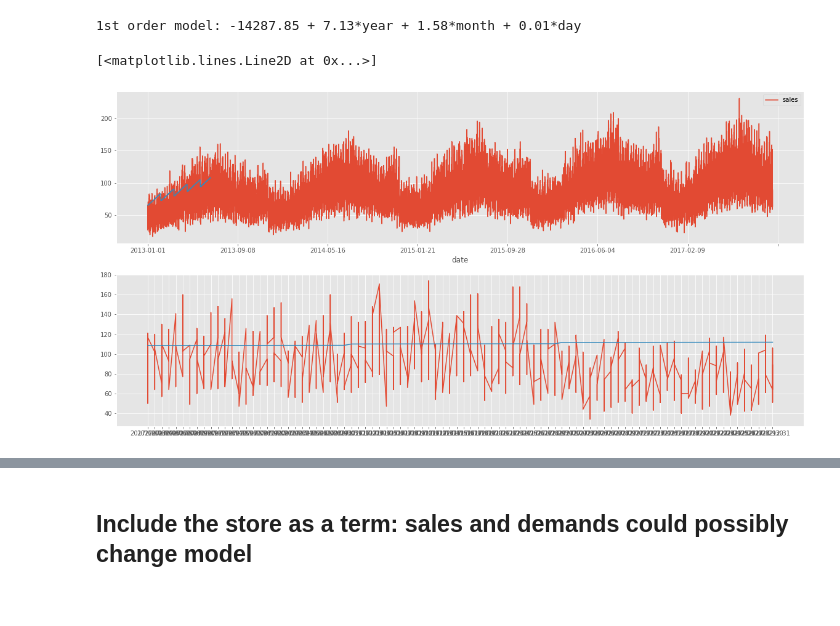
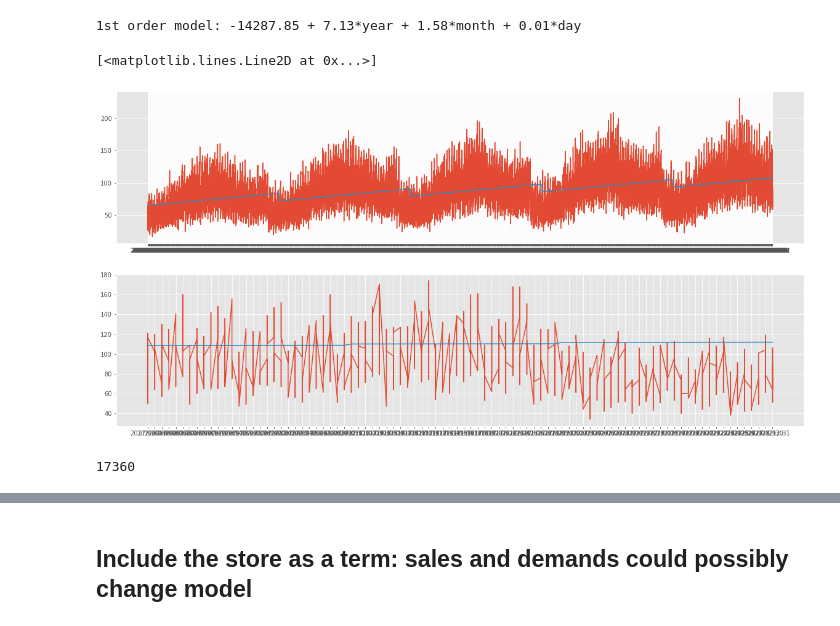
Before and after one commit to sh-biswas/demand-forecasting_Cogs109Final, a Jupyter notebook: Report.ipynb, the cells around one changed output, grey strips where cells are left out. Drawn from its saved outputs; the diff is of its cells as text; code cells hidden in the pictures.

```diff
--- a/Report.ipynb
+++ b/Report.ipynb
@@ -152,15 +152,20 @@ print(f"1st order model: {w[0]:0.2f} + {w[1]:0.2f}*year + {w[2]:0.2f}*month + {w
 # %% [output]
 1st order model: -14287.85 + 7.13*year + 1.58*month + 0.01*day
 # %%
-fig, axs = plt.subplots(2,1)
-train.plot(x='date', y='sales', figsize=(20,10), ax=axs[0])
-axs[1].plot(test['date'].values, test['sales'].values)
+fig, ax = plt.subplots(2,1, figsize=(20,10))
+#train.plot(x='date', y='sales', ax=ax[0])
+ax[0].plot(train['date'].values, train['sales'].values)
+ax[1].plot(test['date'].values, test['sales'].values)
 
 ## Create a smooth set of Y values for plotting the model
-modelYtest_all = w[0] + w[1]*test['year'].values + w[2]*test['month'].values + w[3]*test['day'].values
-modelYtrain_all = w[0] + w[1]*train['year'].values + w[2]*train['month'].values + w[3]*train['day'].values
-axs[1].plot(test['date'].values, modelYtest_all)
-axs[0].plot(train['date'].values, modelYtrain_all)
+modelYtest = w[0] + w[1]*test['year'].values + w[2]*test['month'].values + w[3]*test['day'].values
+modelYtrain = w[0] + w[1]*train['year'].values + w[2]*train['month'].values + w[3]*train['day'].values
+ax[1].plot(test['date'].values, modelYtest)
+ax[0].plot(train['date'].values, modelYtrain)
 # %% [output]
 [<matplotlib.lines.Line2D at 0x...>]
-[figure, old version]
+[figure, new version]
+# %%
+len(train['date'])
+# %% [output]
+17360
```
Also changed, not shown: parts of 5 cells of this notebook.
